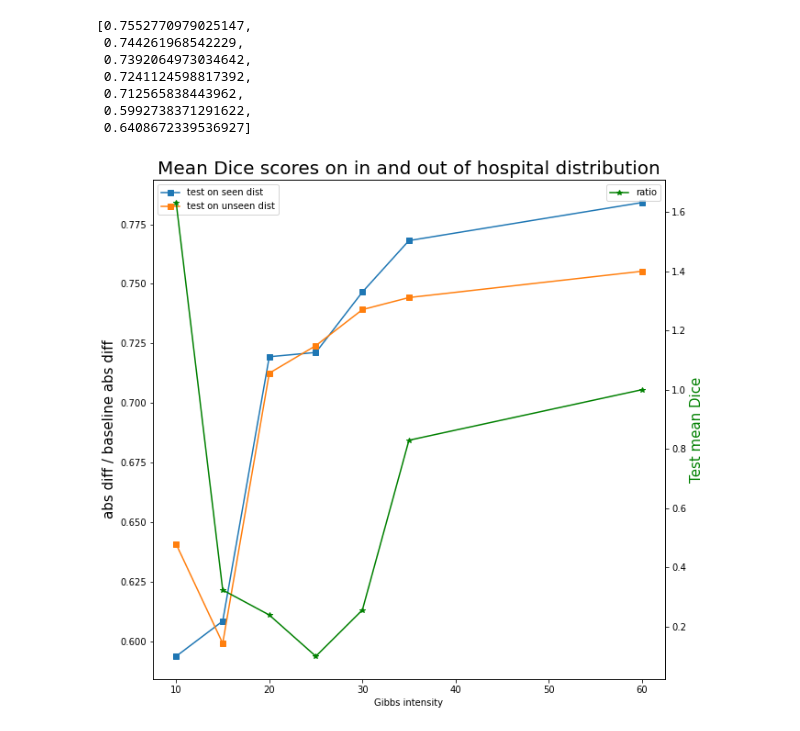
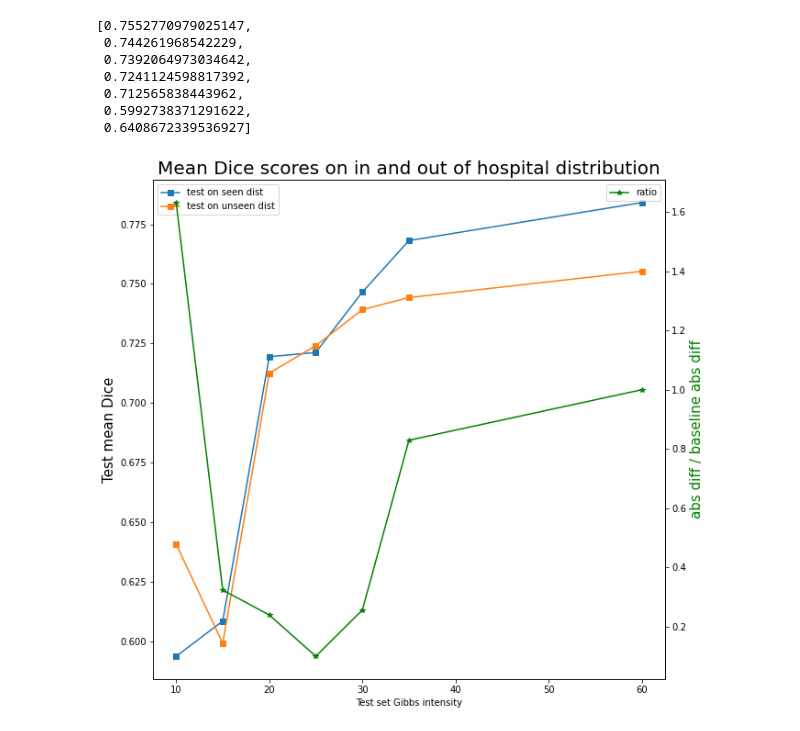
Before and after one commit to yanielc/textural-bias-medical-imaging, a Jupyter notebook: inference_hospital_dist.ipynb, the cells around one changed output. Cells and saved outputs as stored; diff of their text form; code cells hidden in the pictures.

```diff
--- a/inference_hospital_dist.ipynb
+++ b/inference_hospital_dist.ipynb
@@ -188,17 +188,17 @@ out_dist_perf
 # %%
 fig, ax1 = plt.subplots(figsize=(10,10))
 
-ax1.set_xlabel('Gibbs intensity')
-ax1.set_ylabel('abs diff / baseline abs diff',size =15)
+ax1.set_xlabel('Test set Gibbs intensity')
+ax1.set_ylabel('Test mean Dice',size =15)
 ax1.plot([60,35,30,25,20,15,10],in_dist_perf, 's-', label='test on seen dist')
 ax1.plot([60,35,30,25,20,15,10],out_dist_perf, 's-', label='test on unseen dist')
 plt.legend()
 
 ax2 = ax1.twinx()
-ax2.set_ylabel('Test mean Dice', color='green', size=15)
+ax2.set_ylabel('abs diff / baseline abs diff', color='green', size=15)
 ax2.plot([60,35,30,25,20,15,10],normalized_diffs, '*-',c='green', label='ratio')
 plt.legend()
 plt.title('Mean Dice scores on in and out of hospital distribution', size=20)
 plt.show()
 # %% [output]
-[figure, old version]
+[figure, new version]
```
